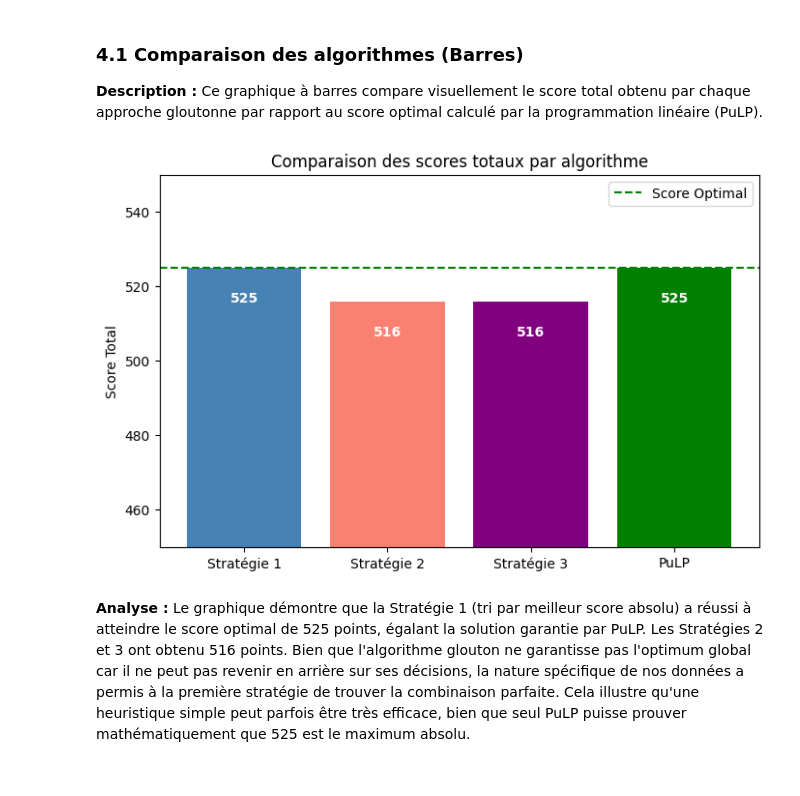
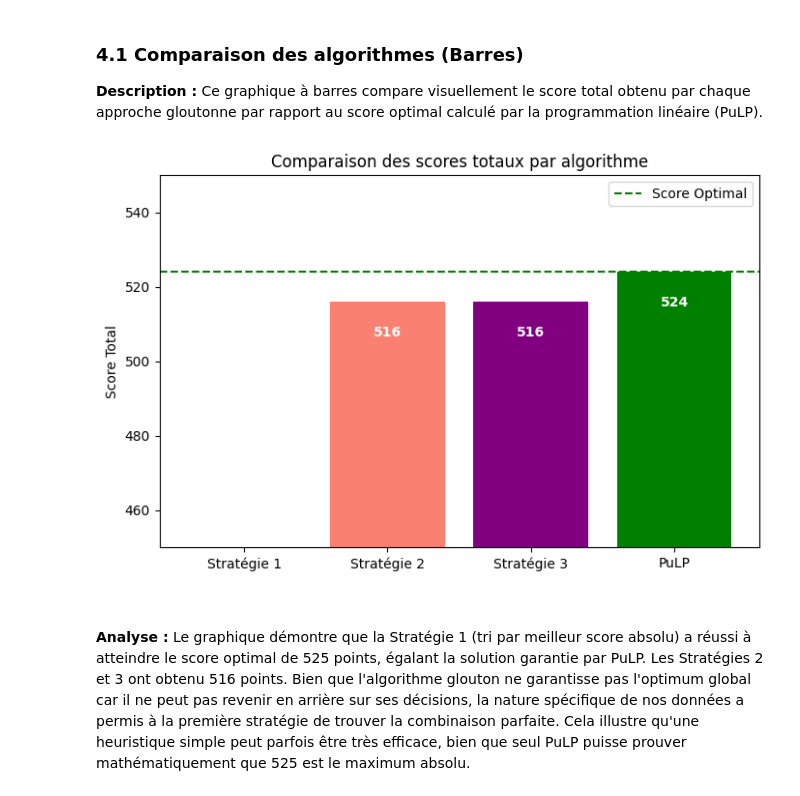
Before and after one commit to rauf-mifteev/Ahuntsic_AI_Optimization, a Jupyter notebook: AI_TP_2.ipynb, the cells around one changed output. Drawn from its saved outputs; the diff is of its cells as text; code cells hidden in the pictures.

```diff
--- a/AI_TP_2.ipynb
+++ b/AI_TP_2.ipynb
@@ -262,34 +310,34 @@ Temps mémoïsé: 0.000063s
 # %%
 import matplotlib.pyplot as plt
 
 # Données issues des exécutions précédentes
-scores_algo = {"Stratégie 1": 525, "Stratégie 2": 516, "Stratégie 3": 516, "PuLP": 525}
+scores_algo = {"Stratégie 1": 446, "Stratégie 2": 516, "Stratégie 3": 516, "PuLP": 524}
 noms = list(scores_algo.keys())
 valeurs = list(scores_algo.values())
 
 # Création du graphique
 fig, ax = plt.subplots(figsize=(8, 5))
 couleurs = ['steelblue', 'salmon', 'purple', 'green']
 barres = ax.bar(noms, valeurs, color=couleurs)
 
 # Ligne de référence pour le score optimal
 ax.axhline(y=scores_algo["PuLP"], color='green', linestyle='--', label='Score Optimal')
 
 # Formatage
 ax.set_title("Comparaison des scores totaux par algorithme")
 ax.set_ylabel("Score Total")
 ax.set_ylim(450, 550) # Ajusté pour mieux voir les petites différences
 ax.legend()
 
 # Ajouter les valeurs exactes sur les barres
 for barre in barres:
     hauteur = barre.get_height()
     ax.text(barre.get_x() + barre.get_width()/2., hauteur - 10,
             f'{hauteur}', ha='center', va='bottom', color='white', fontweight='bold')
 
 plt.show()
 # %% [output]
-[figure, old version]
+[figure, new version]
 # %% [markdown]
 **Analyse :**
 Le graphique démontre que la Stratégie 1 (tri par meilleur score absolu) a réussi à atteindre le score optimal de 525 points, égalant la solution garantie par PuLP. Les Stratégies 2 et 3 ont obtenu 516 points. Bien que l'algorithme glouton ne garantisse pas l'optimum global car il ne peut pas revenir en arrière sur ses décisions, la nature spécifique de nos données a permis à la première stratégie de trouver la combinaison parfaite. Cela illustre qu'une heuristique simple peut parfois être très efficace, bien que seul PuLP puisse prouver mathématiquement que 525 est le maximum absolu.
```
Also changed, not shown: parts of 10 cells of this notebook.
